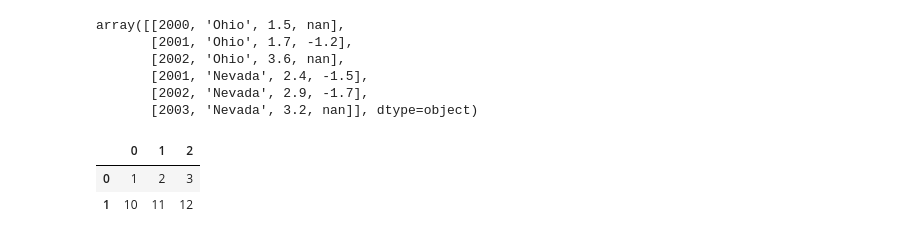
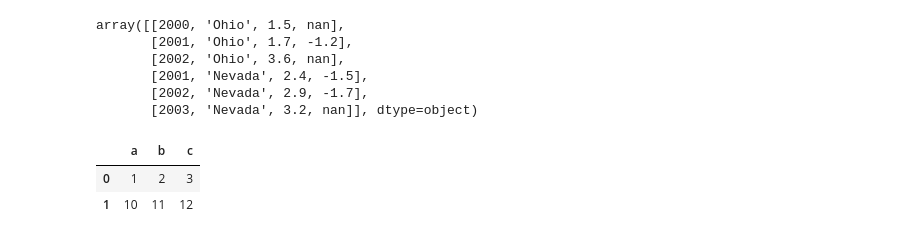
Before and after one commit to m0saan/python-for-data-analysis, a Jupyter notebook: pandas/pandas.ipynb, the cells around one changed output. Cells and saved outputs as stored; diff of their text form; code cells hidden in the pictures.

Commit message:
Learning about Pandas Data Structures -> Indexing

```diff
--- a/pandas/pandas.ipynb
+++ b/pandas/pandas.ipynb
@@ -449,10 +449,10 @@ array([[2000, 'Ohio', 1.5, nan],
 # %%
 # 1: 2D ndarray
 arr = np.array([[1,2,3], [10,11,12]])
-df1 = pd.DataFrame(arr, index=[0,1], columns=[])
+df1 = pd.DataFrame(arr, index=[0,1], columns=['a','b','c'])
 pd.DataFrame()
 df1
 # %% [output]
-|  | 0 | 1 | 2 |
+|  | a | b | c |
 | 0 | 1 | 2 | 3 |
 | 1 | 10 | 11 | 12 |
```
Also changed, not shown: parts of 27 cells of this notebook.
